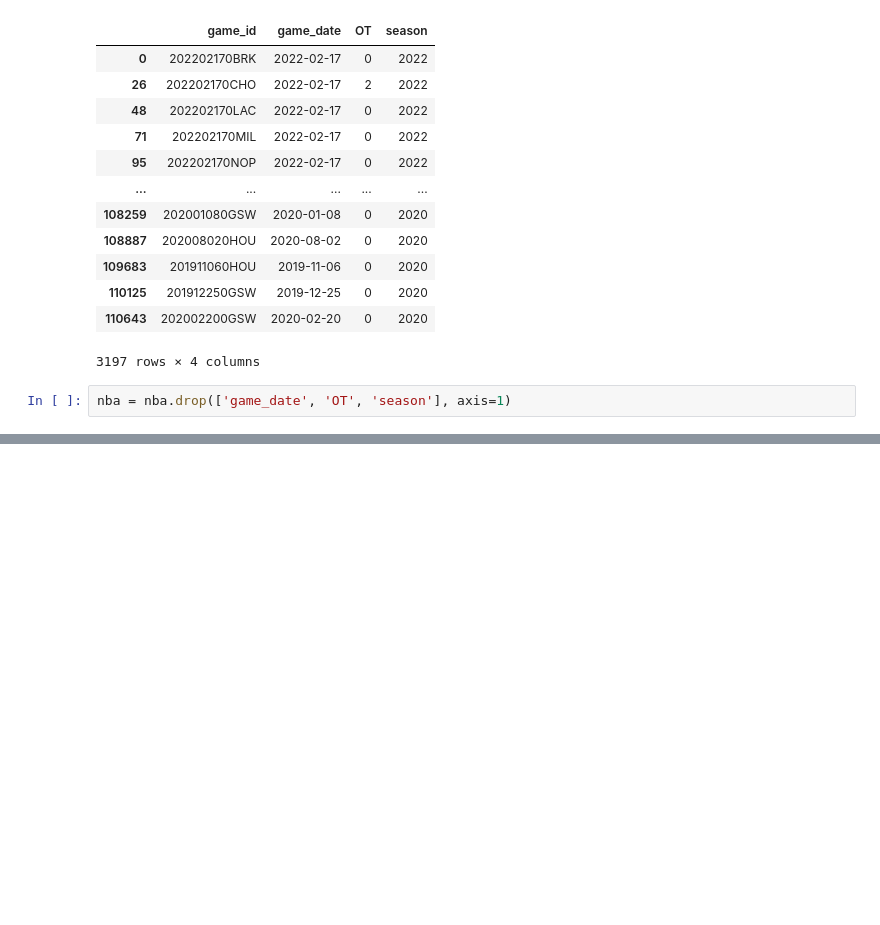
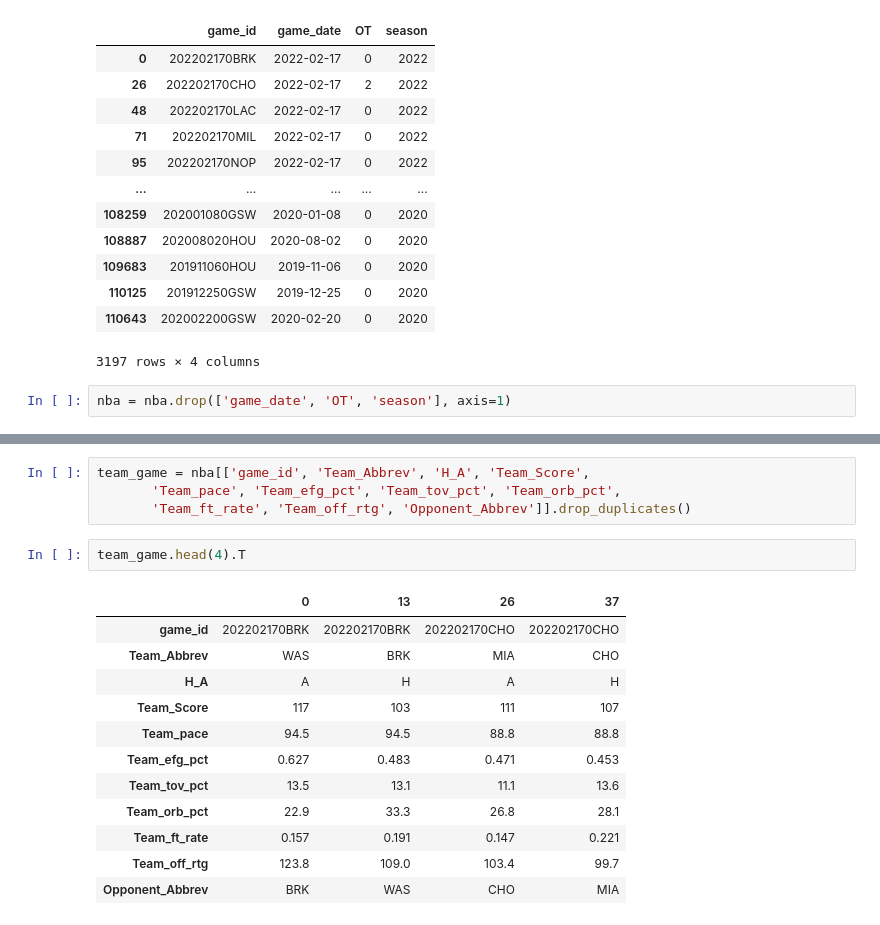
Before and after one commit to jkropko/contrans2023, a Jupyter notebook: nba.ipynb, the cells around one changed output, grey strips where cells are left out. Saved outputs shown, nothing was run; the diff lists cells and outputs as text; blank space fills up the shorter version.

```diff
--- a/nba.ipynb
+++ b/nba.ipynb
@@ -85,0 +133,19 @@ nba = nba.drop(['game_date', 'OT', 'season'], axis=1)
+# %%
+team_game = nba[['game_id', 'Team_Abbrev', 'H_A', 'Team_Score',
+       'Team_pace', 'Team_efg_pct', 'Team_tov_pct', 'Team_orb_pct',
+       'Team_ft_rate', 'Team_off_rtg', 'Opponent_Abbrev']].drop_duplicates()
+# %%
+team_game.head(4).T
+# %% [output]
+|  | 0 | 13 | 26 | 37 |
+| game_id | 202202170BRK | 202202170BRK | 202202170CHO | 202202170CHO |
+| Team_Abbrev | WAS | BRK | MIA | CHO |
+| H_A | A | H | A | H |
+| Team_Score | 117 | 103 | 111 | 107 |
+| Team_pace | 94.5 | 94.5 | 88.8 | 88.8 |
+| Team_efg_pct | 0.627 | 0.483 | 0.471 | 0.453 |
+| Team_tov_pct | 13.5 | 13.1 | 11.1 | 13.6 |
+| Team_orb_pct | 22.9 | 33.3 | 26.8 | 28.1 |
+| Team_ft_rate | 0.157 | 0.191 | 0.147 | 0.221 |
+| Team_off_rtg | 123.8 | 109.0 | 103.4 | 99.7 |
+| Opponent_Abbrev | BRK | WAS | CHO | MIA |
```
Also changed, not shown: parts of 10 cells of this notebook, 2 other files.
